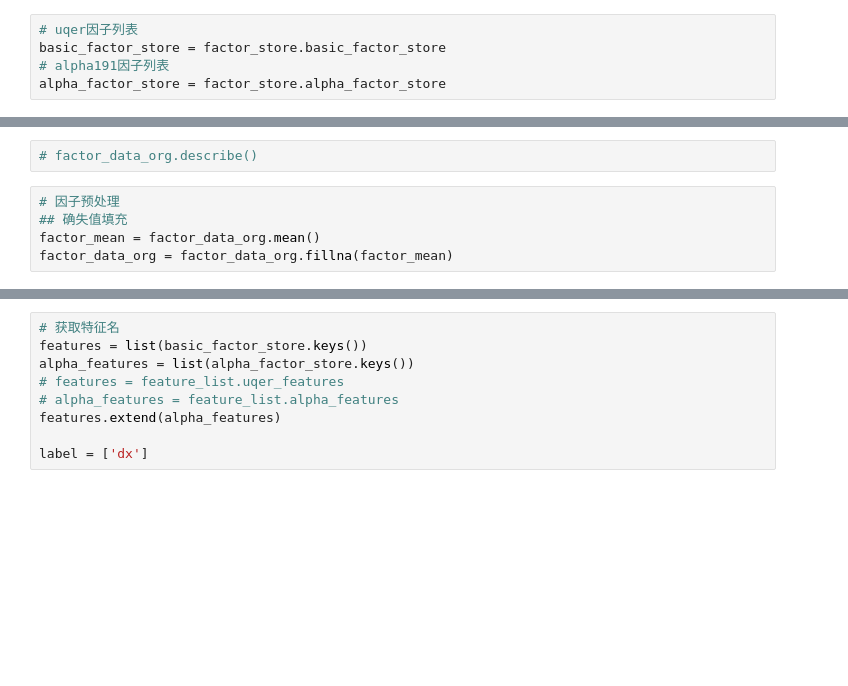
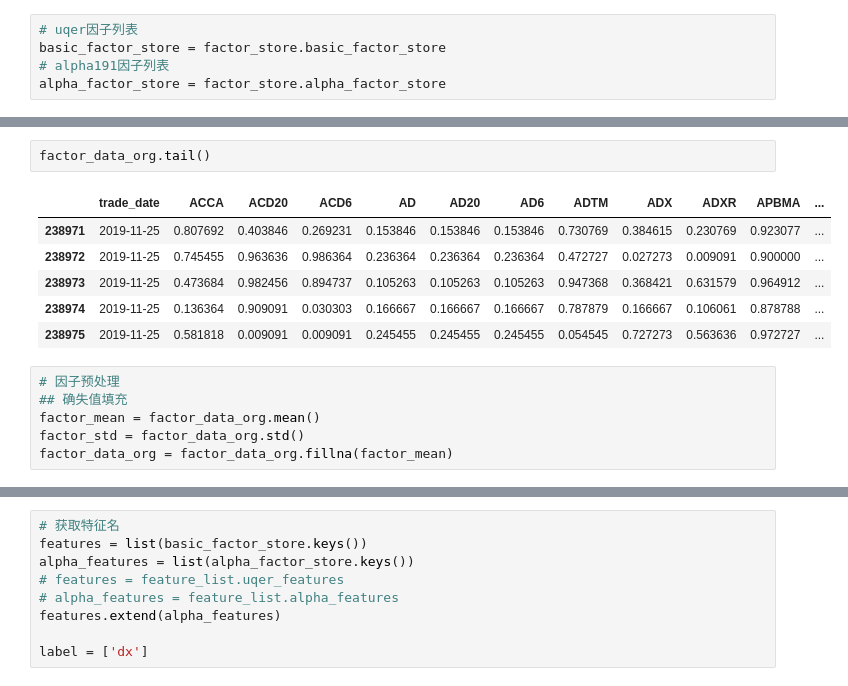
Before and after one commit to STHSF/MultiFactors, a Jupyter notebook: src/stacking/notebooks/run_realtime.ipynb, the cells around one changed output, grey strips where cells are left out. Saved outputs shown, nothing was run; the diff lists cells and outputs as text; blank space fills up the shorter version.

```diff
--- a/src/stacking/notebooks/run_realtime.ipynb
+++ b/src/stacking/notebooks/run_realtime.ipynb
@@ -59,9 +98,17 @@ set(factor_data_org['trade_date'])
-# %%
-# factor_data_org.describe()
+# %%
+factor_data_org.tail()
+# %% [output]
+|  | trade_date | ACCA | ACD20 | ACD6 | AD | AD20 | AD6 | ADTM | ADX | ADXR | APBMA | ... |
+| 238971 | 2019-11-25 | 0.807692 | 0.403846 | 0.269231 | 0.153846 | 0.153846 | 0.153846 | 0.730769 | 0.384615 | 0.230769 | 0.923077 | ... |
+| 238972 | 2019-11-25 | 0.745455 | 0.963636 | 0.986364 | 0.236364 | 0.236364 | 0.236364 | 0.472727 | 0.027273 | 0.009091 | 0.900000 | ... |
+| 238973 | 2019-11-25 | 0.473684 | 0.982456 | 0.894737 | 0.105263 | 0.105263 | 0.105263 | 0.947368 | 0.368421 | 0.631579 | 0.964912 | ... |
+| 238974 | 2019-11-25 | 0.136364 | 0.909091 | 0.030303 | 0.166667 | 0.166667 | 0.166667 | 0.787879 | 0.166667 | 0.106061 | 0.878788 | ... |
+| 238975 | 2019-11-25 | 0.581818 | 0.009091 | 0.009091 | 0.245455 | 0.245455 | 0.245455 | 0.054545 | 0.727273 | 0.563636 | 0.972727 | ... |
 # %%
 # 因子预处理
 ## 确失值填充
 factor_mean = factor_data_org.mean()
+factor_std = factor_data_org.std()
 factor_data_org = factor_data_org.fillna(factor_mean)
 # %%
 %%time
```
Also changed, not shown: parts of 18 cells of this notebook, 3 other files.
